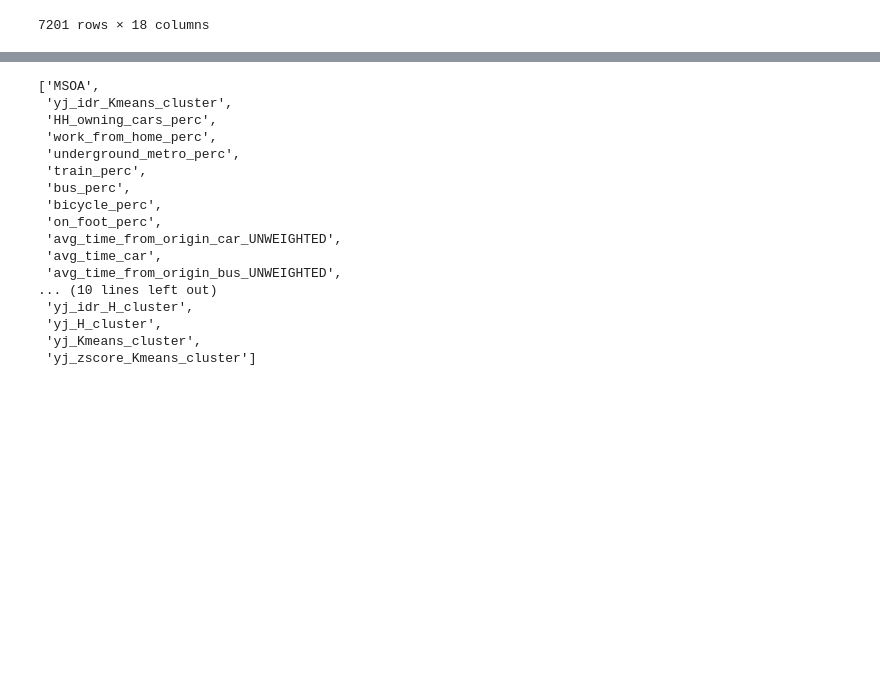
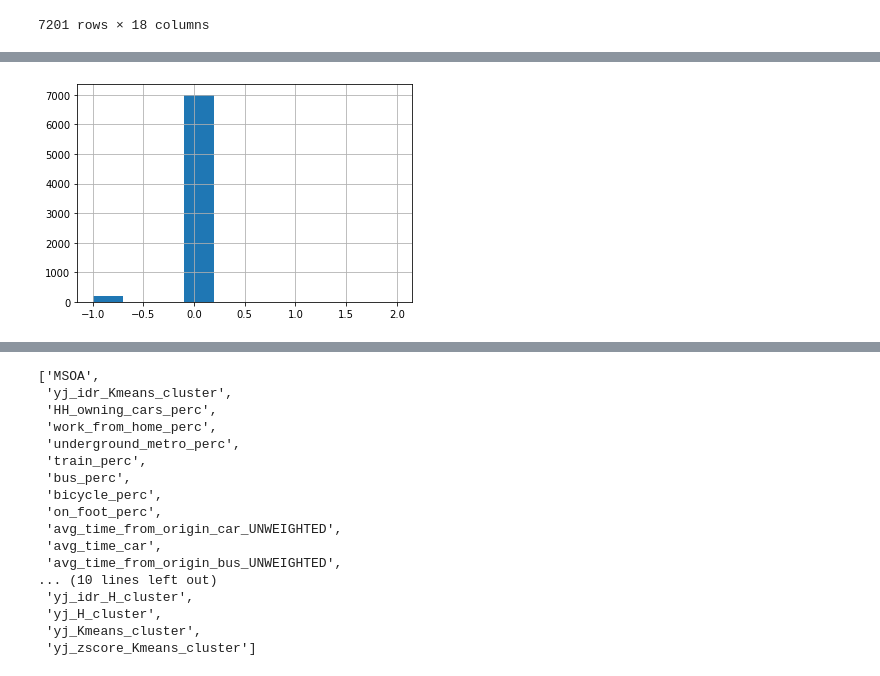
Before and after one commit to natesheehan/spidercartographers, a Jupyter notebook: Scripts/Evaluating Clusters.ipynb, the cells around one changed output, grey strips where cells are left out. Saved outputs shown, nothing was run; the diff lists cells and outputs as text; code cells hidden in the pictures; blank space fills up the shorter version.

```diff
--- a/Scripts/Evaluating Clusters.ipynb
+++ b/Scripts/Evaluating Clusters.ipynb
@@ -88,0 +90,5 @@ cluster_data.hist(layout=(3, 6), figsize=(30, 15), color='blue', alpha=.5);
+# %%
+cluster_data['log_range_DB_cluster'].hist()
+plt.savefig('Plots/log_range_DB_hist.png')
+# %% [output]
+[figure, added]
```
Also changed, not shown: parts of 2 cells of this notebook, 17 other files.
